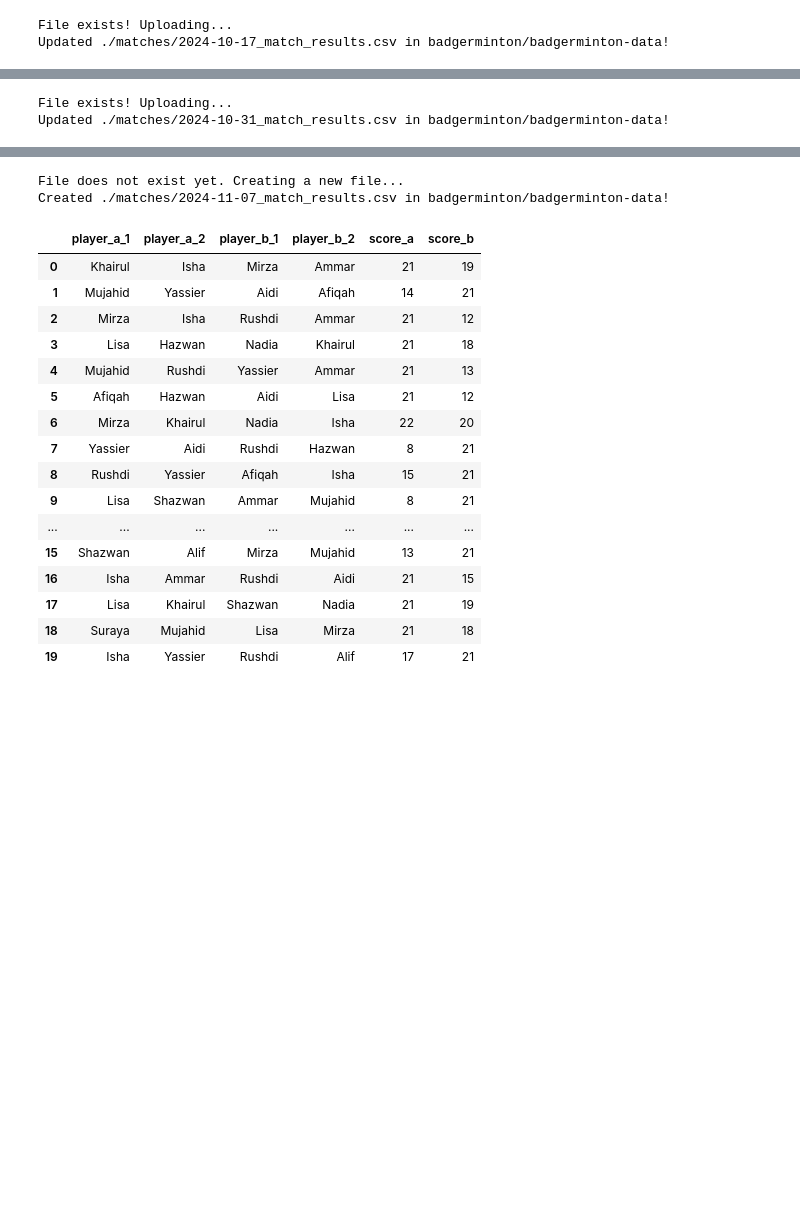
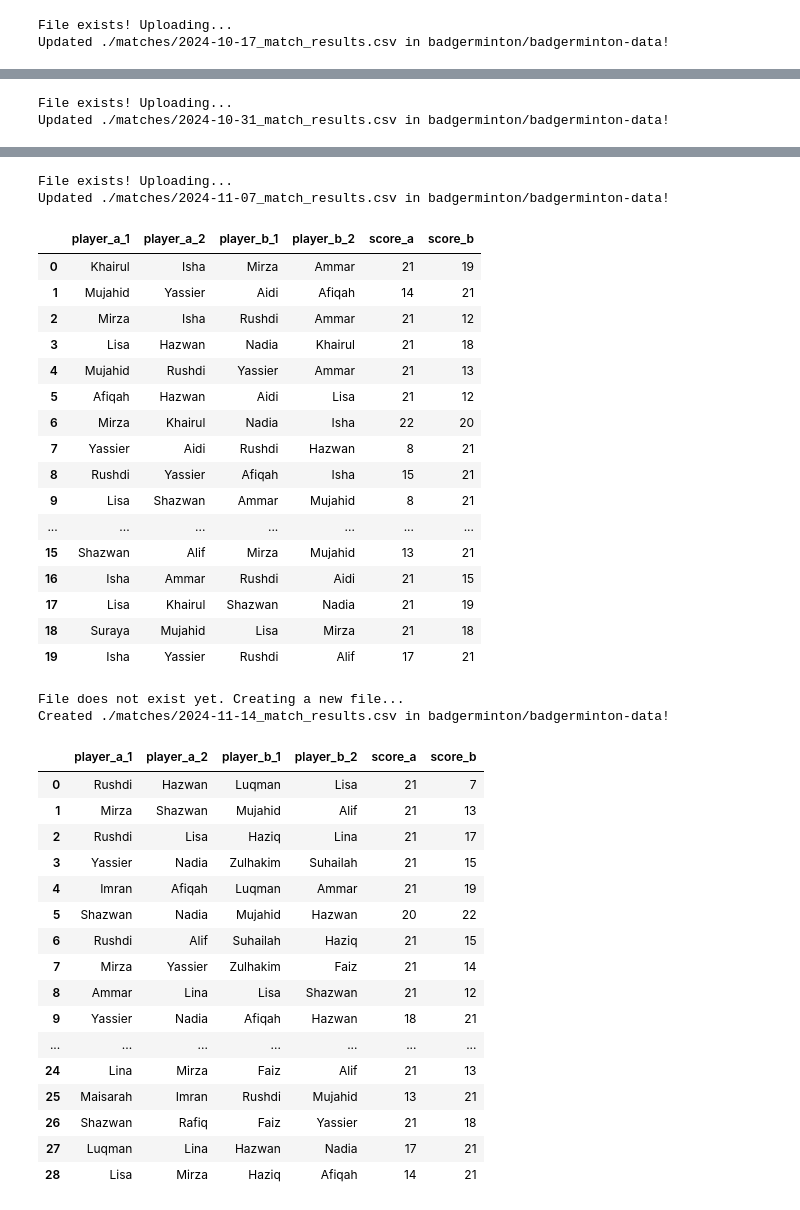
Before and after one commit to BadgerMinton/badgerminton-pipeline, a Jupyter notebook: clean.ipynb, the cells around one changed output, grey strips where cells are left out. Cells and saved outputs as stored; diff of their text form; code cells hidden in the pictures; blank space fills up the shorter version.

```diff
--- a/clean.ipynb
+++ b/clean.ipynb
@@ -57,6 +57,12 @@ WORKSHEET_RANGE_PAIRING: list[WorksheetRangePairing] = [
         "worksheet_id": "1717508104",
         "range_name": "A5:D45",
         "date": "2024-11-07",
+        "clean_script_version": "ffa",
+    },
+    {
+        "worksheet_id": "257231245",
+        "range_name": "A5:D63",
+        "date": "2024-11-14",
         "clean_script_version": "ffa",
     },
 ]
@@ -217,32 +223,51 @@ Updated ./matches/2024-10-31_match_results.csv in badgerminton/badgerminton-data
 | 3 | Mirza | Isha | Yassier | Rushdi | 21 | 16 |
 | 4 | Hasanah | Aidi | Afiqah | Suraya | 21 | 18 |
 | 5 | Mujahid | Faiz | Khairul | Lisa | 21 | 18 |
 | 6 | Yassier | Nadia | Mirza | Imran | 18 | 21 |
 | 7 | Suhayl | Basit | Isha | Suraya | 19 | 21 |
 | 8 | Faiz | Khairul | Afiqah | Rushdi | 18 | 21 |
 | 9 | Aidi | Lisa | Hasanah | Imran | 21 | 12 |
 | ... | ... | ... | ... | ... | ... | ... |
 | 19 | Rushdi | Suraya | Afiqah | Aidi | 13 | 21 |
 | 20 | Isha | Lisa | Mujahid | Faiz | 21 | 19 |
 | 21 | Yassier | Nadia | Hasanah | Imran | 21 | 14 |
 | 22 | Mirza | Basit | Aidi | Suhayl | 9 | 21 |
 | 23 | Yassier | Nadia | Rushdi | Mirza | 13 | 21 |
-File does not exist yet. Creating a new file...
-Created ./matches/2024-11-07_match_results.csv in badgerminton/badgerminton-data!
+File exists! Uploading...
+Updated ./matches/2024-11-07_match_results.csv in badgerminton/badgerminton-data!
 |  | player_a_1 | player_a_2 | player_b_1 | player_b_2 | score_a | score_b |
 | 0 | Khairul | Isha | Mirza | Ammar | 21 | 19 |
 | 1 | Mujahid | Yassier | Aidi | Afiqah | 14 | 21 |
 | 2 | Mirza | Isha | Rushdi | Ammar | 21 | 12 |
 | 3 | Lisa | Hazwan | Nadia | Khairul | 21 | 18 |
 | 4 | Mujahid | Rushdi | Yassier | Ammar | 21 | 13 |
 | 5 | Afiqah | Hazwan | Aidi | Lisa | 21 | 12 |
 | 6 | Mirza | Khairul | Nadia | Isha | 22 | 20 |
 | 7 | Yassier | Aidi | Rushdi | Hazwan | 8 | 21 |
 | 8 | Rushdi | Yassier | Afiqah | Isha | 15 | 21 |
 | 9 | Lisa | Shazwan | Ammar | Mujahid | 8 | 21 |
 | ... | ... | ... | ... | ... | ... | ... |
 | 15 | Shazwan | Alif | Mirza | Mujahid | 13 | 21 |
 | 16 | Isha | Ammar | Rushdi | Aidi | 21 | 15 |
 | 17 | Lisa | Khairul | Shazwan | Nadia | 21 | 19 |
 | 18 | Suraya | Mujahid | Lisa | Mirza | 21 | 18 |
 | 19 | Isha | Yassier | Rushdi | Alif | 17 | 21 |
+File does not exist yet. Creating a new file...
+Created ./matches/2024-11-14_match_results.csv in badgerminton/badgerminton-data!
+|  | player_a_1 | player_a_2 | player_b_1 | player_b_2 | score_a | score_b |
+| 0 | Rushdi | Hazwan | Luqman | Lisa | 21 | 7 |
+| 1 | Mirza | Shazwan | Mujahid | Alif | 21 | 13 |
+| 2 | Rushdi | Lisa | Haziq | Lina | 21 | 17 |
+| 3 | Yassier | Nadia | Zulhakim | Suhailah | 21 | 15 |
+| 4 | Imran | Afiqah | Luqman | Ammar | 21 | 19 |
+| 5 | Shazwan | Nadia | Mujahid | Hazwan | 20 | 22 |
+| 6 | Rushdi | Alif | Suhailah | Haziq | 21 | 15 |
+| 7 | Mirza | Yassier | Zulhakim | Faiz | 21 | 14 |
+| 8 | Ammar | Lina | Lisa | Shazwan | 21 | 12 |
+| 9 | Yassier | Nadia | Afiqah | Hazwan | 18 | 21 |
+| ... | ... | ... | ... | ... | ... | ... |
+| 24 | Lina | Mirza | Faiz | Alif | 21 | 13 |
+| 25 | Maisarah | Imran | Rushdi | Mujahid | 13 | 21 |
+| 26 | Shazwan | Rafiq | Faiz | Yassier | 21 | 18 |
+| 27 | Luqman | Lina | Hazwan | Nadia | 17 | 21 |
+| 28 | Lisa | Mirza | Haziq | Afiqah | 14 | 21 |
```
Also changed, not shown: 2 other files.
